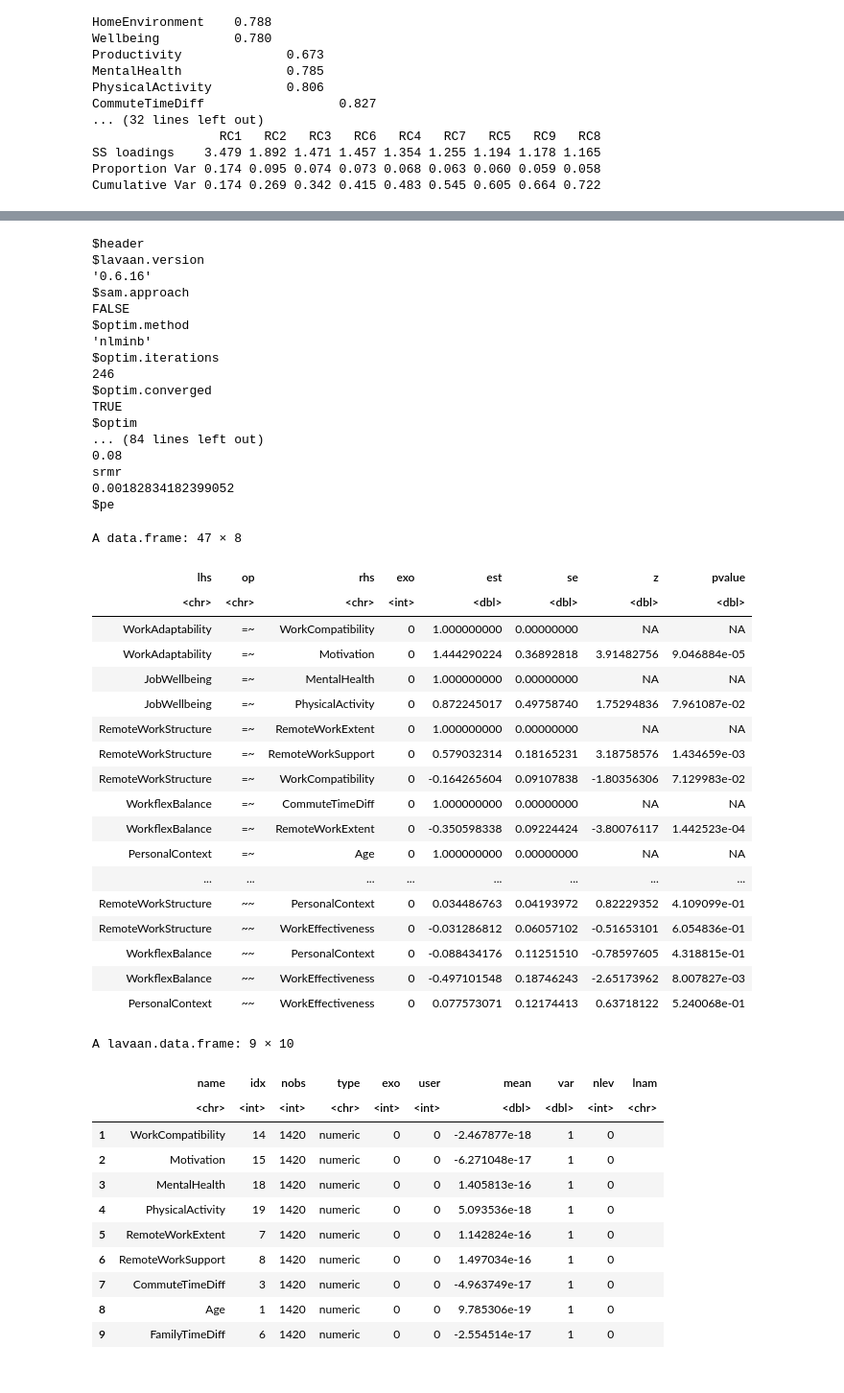
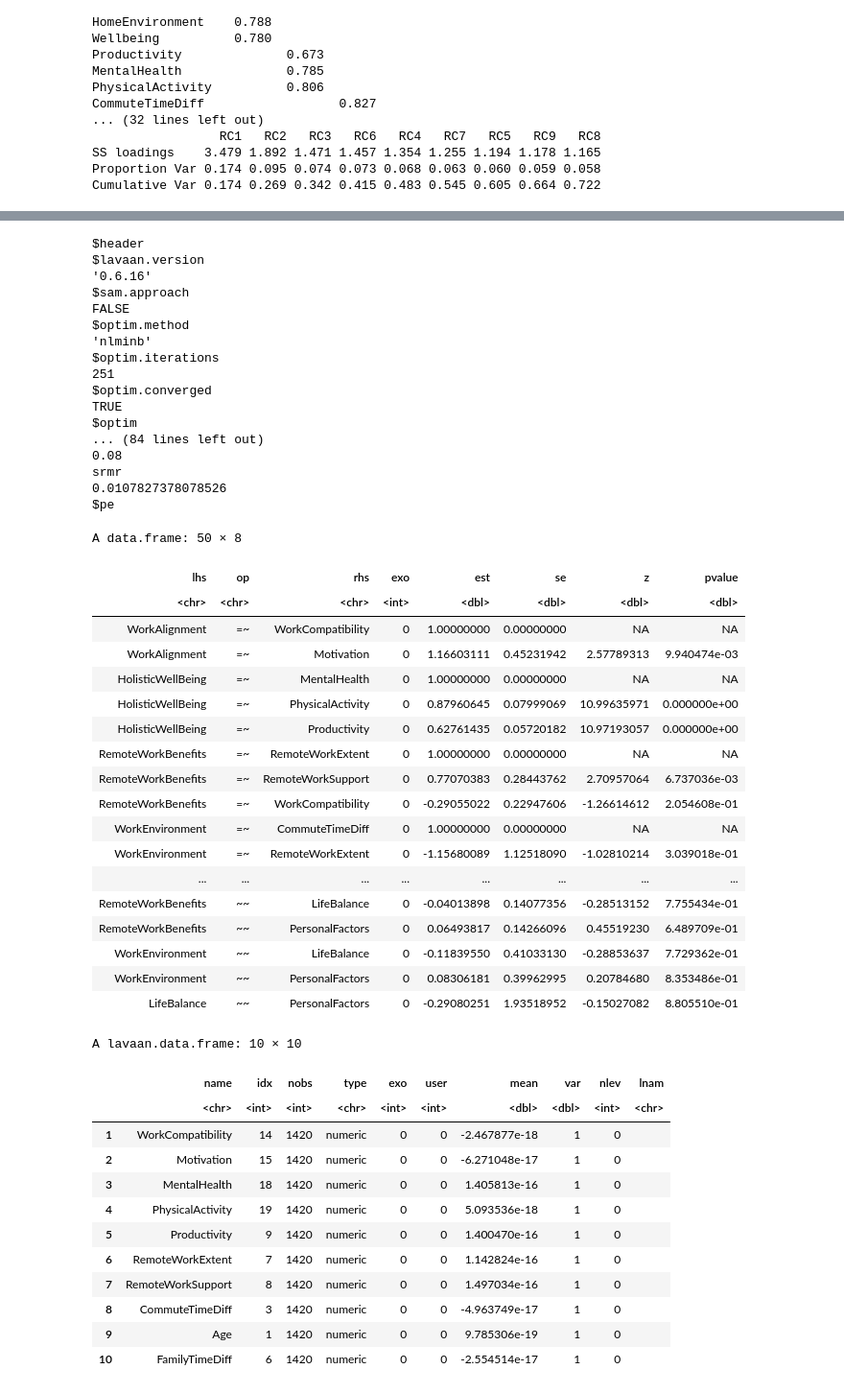
Before and after one commit to robertmackevic/dm-project, a Jupyter notebook: sem.ipynb, the cells around one changed output, grey strips where cells are left out. Shown: that part at 96% size. Drawn from its saved outputs; the diff is of its cells as text; code cells hidden in the pictures.

```diff
--- a/sem.ipynb
+++ b/sem.ipynb
@@ -70,18 +68,18 @@ Cumulative Var 0.174 0.269 0.342 0.415 0.483 0.545 0.605 0.664 0.722
 library(lavaan)
 
 model <- '
-  WorkAdaptability =~ WorkCompatibility + Motivation
-  JobWellbeing =~ MentalHealth + PhysicalActivity
-  RemoteWorkStructure =~ RemoteWorkExtent + RemoteWorkSupport + WorkCompatibility
-  WorkflexBalance =~ CommuteTimeDiff + RemoteWorkExtent
-  PersonalContext =~ Age + CommuteTimeDiff + FamilyTimeDiff
-  WorkEffectiveness =~ FamilyTimeDiff + Motivation
+  WorkAlignment =~ WorkCompatibility + Motivation
+  HolisticWellBeing =~ MentalHealth + PhysicalActivity + Productivity
+  RemoteWorkBenefits =~ RemoteWorkExtent + RemoteWorkSupport + WorkCompatibility
+  WorkEnvironment =~ CommuteTimeDiff + RemoteWorkExtent + Productivity
+  LifeBalance =~ Age + CommuteTimeDiff + FamilyTimeDiff
+  PersonalFactors =~ Age + Motivation
 
-  MentalHealth ~ WorkAdaptability + WorkflexBalance + WorkEffectiveness
+  MentalHealth ~ WorkAlignment + WorkEnvironment + PersonalFactors
 
-  JobWellbeing ~ WorkAdaptability + RemoteWorkStructure + WorkflexBalance + PersonalContext
+  HolisticWellBeing ~ WorkAlignment + RemoteWorkBenefits + WorkEnvironment + LifeBalance
 
-  WorkAdaptability ~~ CommuteTimeDiff
+  WorkAlignment ~~ CommuteTimeDiff
 '
 
 fit <- sem(model, data = data[numeric_columns])
@@ -118,51 +116,52 @@ A lavaan.matrix.symmetric: 6 × 6 of type dbl
 $header
 $lavaan.version
 '0.6.16'
 $sam.approach
 FALSE
 $optim.method
 'nlminb'
 $optim.iterations
-246
+251
 $optim.converged
 TRUE
 $optim
 ... (84 lines left out)
 0.08
 srmr
-0.00182834182399052
+0.0107827378078526
 $pe
-A data.frame: 47 × 8
+A data.frame: 50 × 8
 | lhs | op | rhs | exo | est | se | z | pvalue |
 | <chr> | <chr> | <chr> | <int> | <dbl> | <dbl> | <dbl> | <dbl> |
-| WorkAdaptability | =~ | WorkCompatibility | 0 | 1.000000000 | 0.00000000 | NA | NA |
-| WorkAdaptability | =~ | Motivation | 0 | 1.444290224 | 0.36892818 | 3.91482756 | 9.046884e-05 |
-| JobWellbeing | =~ | MentalHealth | 0 | 1.000000000 | 0.00000000 | NA | NA |
-| JobWellbeing | =~ | PhysicalActivity | 0 | 0.872245017 | 0.49758740 | 1.75294836 | 7.961087e-02 |
-| RemoteWorkStructure | =~ | RemoteWorkExtent | 0 | 1.000000000 | 0.00000000 | NA | NA |
-| RemoteWorkStructure | =~ | RemoteWorkSupport | 0 | 0.579032314 | 0.18165231 | 3.18758576 | 1.434659e-03 |
-| RemoteWorkStructure | =~ | WorkCompatibility | 0 | -0.164265604 | 0.09107838 | -1.80356306 | 7.129983e-02 |
-| WorkflexBalance | =~ | CommuteTimeDiff | 0 | 1.000000000 | 0.00000000 | NA | NA |
-| WorkflexBalance | =~ | RemoteWorkExtent | 0 | -0.350598338 | 0.09224424 | -3.80076117 | 1.442523e-04 |
-| PersonalContext | =~ | Age | 0 | 1.000000000 | 0.00000000 | NA | NA |
+| WorkAlignment | =~ | WorkCompatibility | 0 | 1.00000000 | 0.00000000 | NA | NA |
+| WorkAlignment | =~ | Motivation | 0 | 1.16603111 | 0.45231942 | 2.57789313 | 9.940474e-03 |
+| HolisticWellBeing | =~ | MentalHealth | 0 | 1.00000000 | 0.00000000 | NA | NA |
+| HolisticWellBeing | =~ | PhysicalActivity | 0 | 0.87960645 | 0.07999069 | 10.99635971 | 0.000000e+00 |
+| HolisticWellBeing | =~ | Productivity | 0 | 0.62761435 | 0.05720182 | 10.97193057 | 0.000000e+00 |
+| RemoteWorkBenefits | =~ | RemoteWorkExtent | 0 | 1.00000000 | 0.00000000 | NA | NA |
+| RemoteWorkBenefits | =~ | RemoteWorkSupport | 0 | 0.77070383 | 0.28443762 | 2.70957064 | 6.737036e-03 |
+| RemoteWorkBenefits | =~ | WorkCompatibility | 0 | -0.29055022 | 0.22947606 | -1.26614612 | 2.054608e-01 |
+| WorkEnvironment | =~ | CommuteTimeDiff | 0 | 1.00000000 | 0.00000000 | NA | NA |
+| WorkEnvironment | =~ | RemoteWorkExtent | 0 | -1.15680089 | 1.12518090 | -1.02810214 | 3.039018e-01 |
 | ... | ... | ... | ... | ... | ... | ... | ... |
-| RemoteWorkStructure | ~~ | PersonalContext | 0 | 0.034486763 | 0.04193972 | 0.82229352 | 4.109099e-01 |
-| RemoteWorkStructure | ~~ | WorkEffectiveness | 0 | -0.031286812 | 0.06057102 | -0.51653101 | 6.054836e-01 |
-| WorkflexBalance | ~~ | PersonalContext | 0 | -0.088434176 | 0.11251510 | -0.78597605 | 4.318815e-01 |
-| WorkflexBalance | ~~ | WorkEffectiveness | 0 | -0.497101548 | 0.18746243 | -2.65173962 | 8.007827e-03 |
-| PersonalContext | ~~ | WorkEffectiveness | 0 | 0.077573071 | 0.12174413 | 0.63718122 | 5.240068e-01 |
+| RemoteWorkBenefits | ~~ | LifeBalance | 0 | -0.04013898 | 0.14077356 | -0.28513152 | 7.755434e-01 |
+| RemoteWorkBenefits | ~~ | PersonalFactors | 0 | 0.06493817 | 0.14266096 | 0.45519230 | 6.489709e-01 |
+| WorkEnvironment | ~~ | LifeBalance | 0 | -0.11839550 | 0.41033130 | -0.28853637 | 7.729362e-01 |
+| WorkEnvironment | ~~ | PersonalFactors | 0 | 0.08306181 | 0.39962995 | 0.20784680 | 8.353486e-01 |
+| LifeBalance | ~~ | PersonalFactors | 0 | -0.29080251 | 1.93518952 | -0.15027082 | 8.805510e-01 |
-A lavaan.data.frame: 9 × 10
+A lavaan.data.frame: 10 × 10
 |  | name | idx | nobs | type | exo | user | mean | var | nlev | lnam |
 |  | <chr> | <int> | <int> | <chr> | <int> | <int> | <dbl> | <dbl> | <int> | <chr> |
 | 1 | WorkCompatibility | 14 | 1420 | numeric | 0 | 0 | -2.467877e-18 | 1 | 0 |  |
 | 2 | Motivation | 15 | 1420 | numeric | 0 | 0 | -6.271048e-17 | 1 | 0 |  |
 | 3 | MentalHealth | 18 | 1420 | numeric | 0 | 0 | 1.405813e-16 | 1 | 0 |  |
 | 4 | PhysicalActivity | 19 | 1420 | numeric | 0 | 0 | 5.093536e-18 | 1 | 0 |  |
-| 5 | RemoteWorkExtent | 7 | 1420 | numeric | 0 | 0 | 1.142824e-16 | 1 | 0 |  |
-| 6 | RemoteWorkSupport | 8 | 1420 | numeric | 0 | 0 | 1.497034e-16 | 1 | 0 |  |
-| 7 | CommuteTimeDiff | 3 | 1420 | numeric | 0 | 0 | -4.963749e-17 | 1 | 0 |  |
-| 8 | Age | 1 | 1420 | numeric | 0 | 0 | 9.785306e-19 | 1 | 0 |  |
-| 9 | FamilyTimeDiff | 6 | 1420 | numeric | 0 | 0 | -2.554514e-17 | 1 | 0 |  |
+| 5 | Productivity | 9 | 1420 | numeric | 0 | 0 | 1.400470e-16 | 1 | 0 |  |
+| 6 | RemoteWorkExtent | 7 | 1420 | numeric | 0 | 0 | 1.142824e-16 | 1 | 0 |  |
+| 7 | RemoteWorkSupport | 8 | 1420 | numeric | 0 | 0 | 1.497034e-16 | 1 | 0 |  |
+| 8 | CommuteTimeDiff | 3 | 1420 | numeric | 0 | 0 | -4.963749e-17 | 1 | 0 |  |
+| 9 | Age | 1 | 1420 | numeric | 0 | 0 | 9.785306e-19 | 1 | 0 |  |
+| 10 | FamilyTimeDiff | 6 | 1420 | numeric | 0 | 0 | -2.554514e-17 | 1 | 0 |  |
 # %%
 parameterEstimates(fit)
 # %% [output]
```
Also changed, not shown: parts of 4 cells of this notebook.
